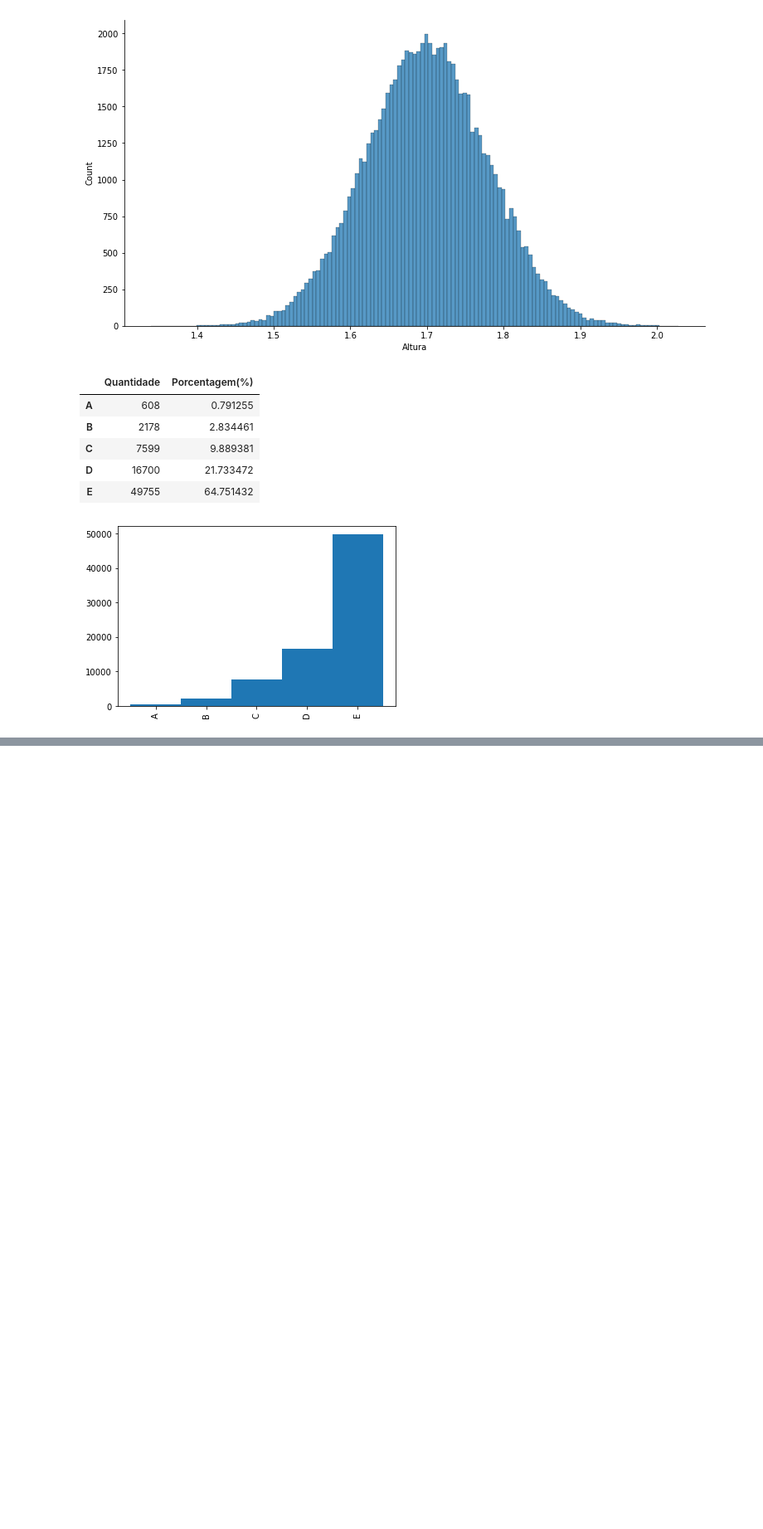
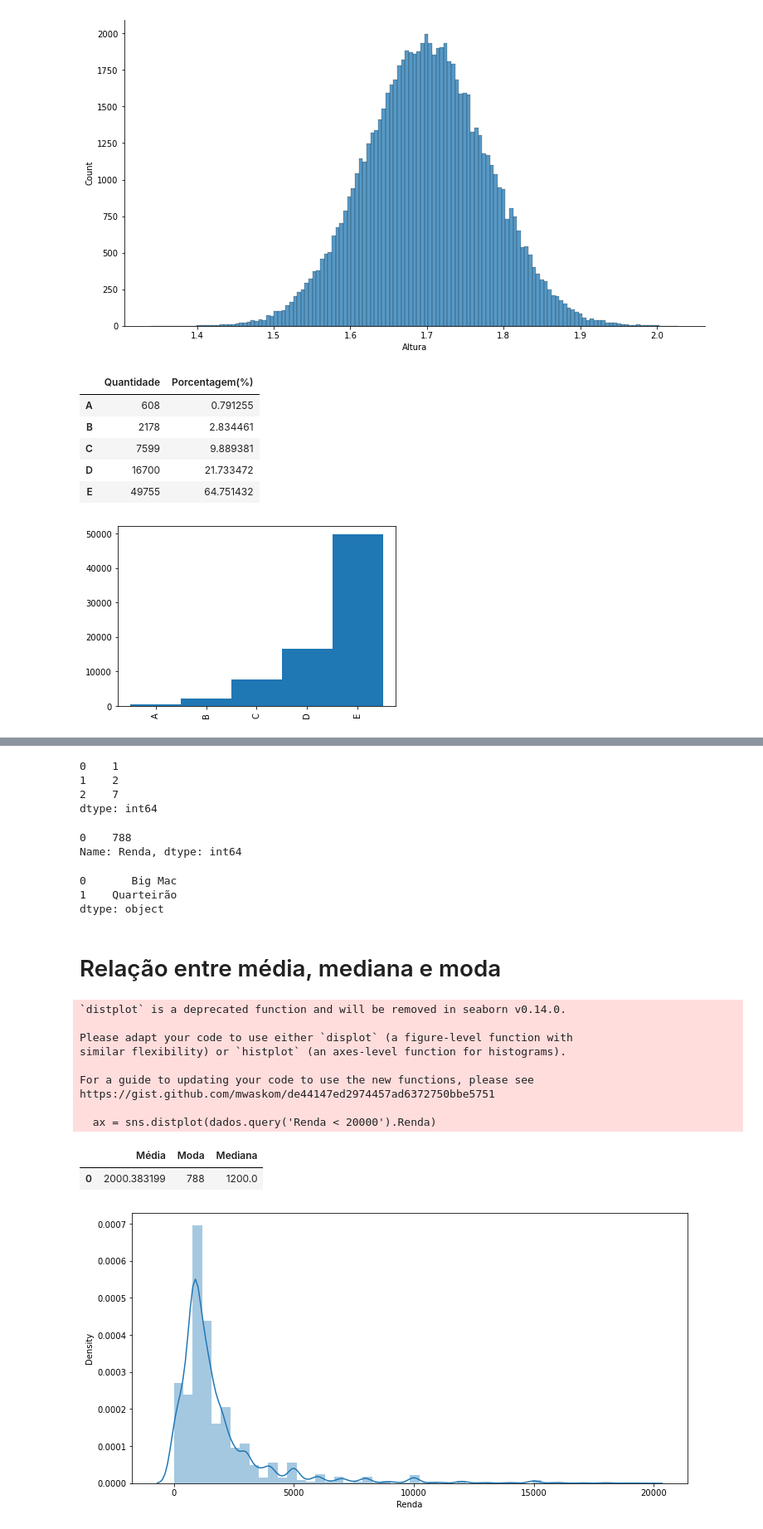
Before and after one commit to MikalROn/estatistica, a Jupyter notebook: estatistica.ipynb, the cells around one changed output, grey strips where cells are left out. Shown at 83% size. Saved outputs shown, nothing was run; the diff lists cells and outputs as text; code cells hidden in the pictures; blank space fills up the shorter version.

```diff
--- a/estatistica.ipynb
+++ b/estatistica.ipynb
@@ -247,0 +332,7 @@ dist_freq_quantitativas
+# %%
+notas_fulano = df.Fulano
+# %%
+notas = notas_fulano.sort_values()
+mediana = int((len(notas) + 1) / 2)
+
+notas.iloc[mediana]
@@ -247,0 +356,71 @@ dist_freq_quantitativas
+# %%
+exemplo = pd.Series([1,1,2,2,34,4,6,345,7,5,7,456,4567,46,35,3])
+exemplo.mode()
+# %% [output]
+0    1
+1    2
+2    7
+dtype: int64
+# %%
+dados.Renda.mode()
+# %% [output]
+0    788
+Name: Renda, dtype: int64
+# %%
+data = [
+'Big Mac',
+'Quarteirão',
+'Big Mac',
+'Big Mac',
+'Cheeseburguer',
+'Big Mac',
+'Quarteirão',
+'Quarteirão',
+'Mc Fish',
+'Quarteirão',
+'Cheeseburguer']
+
+data = pd.Series(data)
+# %%
+data.mode()
+# %% [output]
+0       Big Mac
+1    Quarteirão
+dtype: object
+# %% [markdown]
+<h1>Relação entre média, mediana e moda</h1>
+# %%
+ax = sns.distplot(dados.query('Renda < 20000').Renda)
+ax.figure.set_size_inches(12, 6)
+ax
+
+
+
+def calcular_tudo(data: pd.DataFrame or pd.Series, coluna: str):
+    mediana = data[coluna].median()
+    media = data[coluna].mean()
+    moda = data[coluna].mode()
+    data_final =  pd.DataFrame({
+    'Média': media,
+    'Moda': moda,
+    'Mediana': mediana,
+   })
+
+
+    display(data_final)
+
+
+calcular_tudo(dados, 'Renda')
+# %% [output]
+`distplot` is a deprecated function and will be removed in seaborn v0.14.0.
+
+Please adapt your code to use either `displot` (a figure-level function with
+similar flexibility) or `histplot` (an axes-level function for histograms).
+
+For a guide to updating your code to use the new functions, please see
+https://gist.github.com/mwaskom/de44147ed2974457ad6372750bbe5751
+
+  ax = sns.distplot(dados.query('Renda < 20000').Renda)
+|  | Média | Moda | Mediana |
+| 0 | 2000.383199 | 788 | 1200.0 |
+[figure, added]
```
Also changed, not shown: parts of 50 cells of this notebook.
